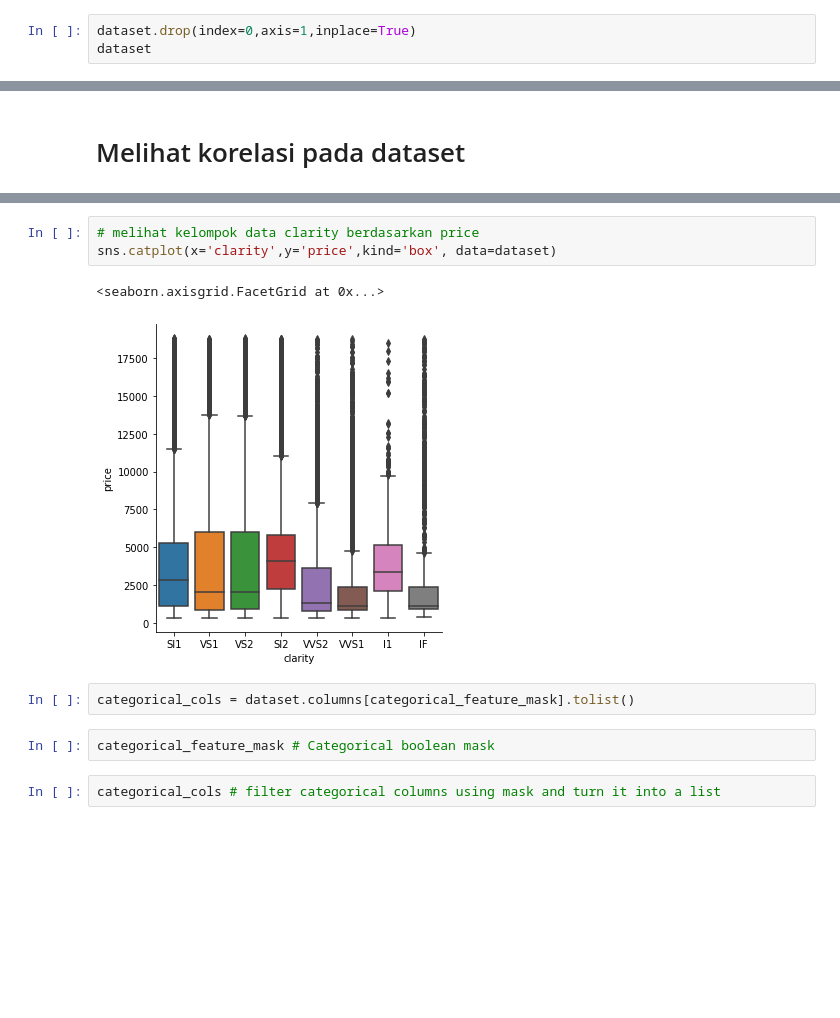
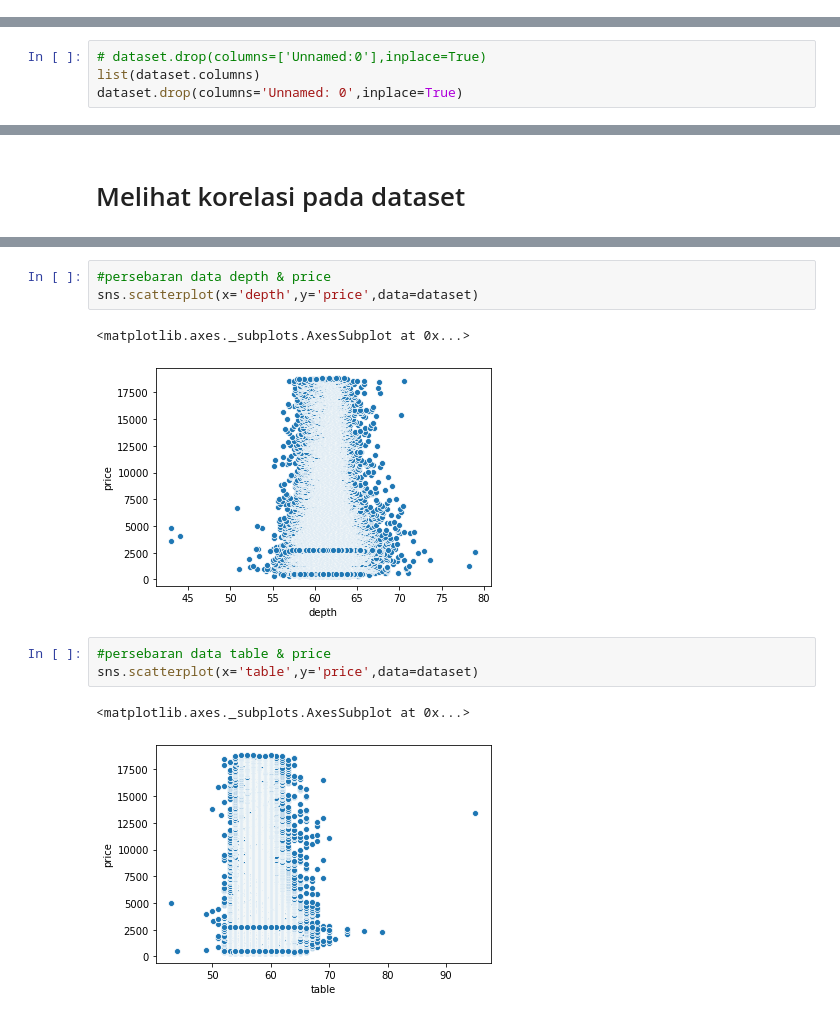
Before and after one commit to dendyandra22/dataDiamond, a Jupyter notebook: tubes.ipynb, the cells around one changed output, grey strips where cells are left out. Saved outputs shown, nothing was run; the diff lists cells and outputs as text; blank space fills up the shorter version.

```diff
--- a/tubes.ipynb
+++ b/tubes.ipynb
@@ -30,6 +32,3 @@ dataset
 | 53938 | 53939 | 0.86 | Premium | H | SI2 | 61.0 | 58.0 | 2757 | 6.15 | 6.12 | 3.74 |
 | 53939 | 53940 | 0.75 | Ideal | D | SI2 | 62.2 | 55.0 | 2757 | 5.83 | 5.87 | 3.64 |
 53940 rows × 11 columns
-# %%
-dataset.drop(index=0,axis=1,inplace=True)
-dataset
@@ -50,3 +35,7 @@ dataset
+# %%
+# dataset.drop(columns=['Unnamed:0'],inplace=True)
+list(dataset.columns)
+dataset.drop(columns='Unnamed: 0',inplace=True)
 # %%
 dataset.columns
 # %% [output]
@@ -114,14 +131,14 @@ sns.catplot(x='clarity',y='table',kind='box', data=dataset)
 # %%
-# melihat kelompok data clarity berdasarkan price
-sns.catplot(x='clarity',y='price',kind='box', data=dataset)
+#persebaran data depth & price
+sns.scatterplot(x='depth',y='price',data=dataset)
 # %% [output]
-<seaborn.axisgrid.FacetGrid at 0x...>
+<matplotlib.axes._subplots.AxesSubplot at 0x...>
-[figure, old version]
+[figure, new version]
-# %%
-categorical_cols = dataset.columns[categorical_feature_mask].tolist()
-# %%
-categorical_feature_mask # Categorical boolean mask
-# %%
-categorical_cols # filter categorical columns using mask and turn it into a list
+# %%
+#persebaran data table & price
+sns.scatterplot(x='table',y='price',data=dataset)
+# %% [output]
+<matplotlib.axes._subplots.AxesSubplot at 0x...>
+[figure, added]
 # %%
 # Get dummies
```
Also changed, not shown: parts of 22 cells of this notebook.
